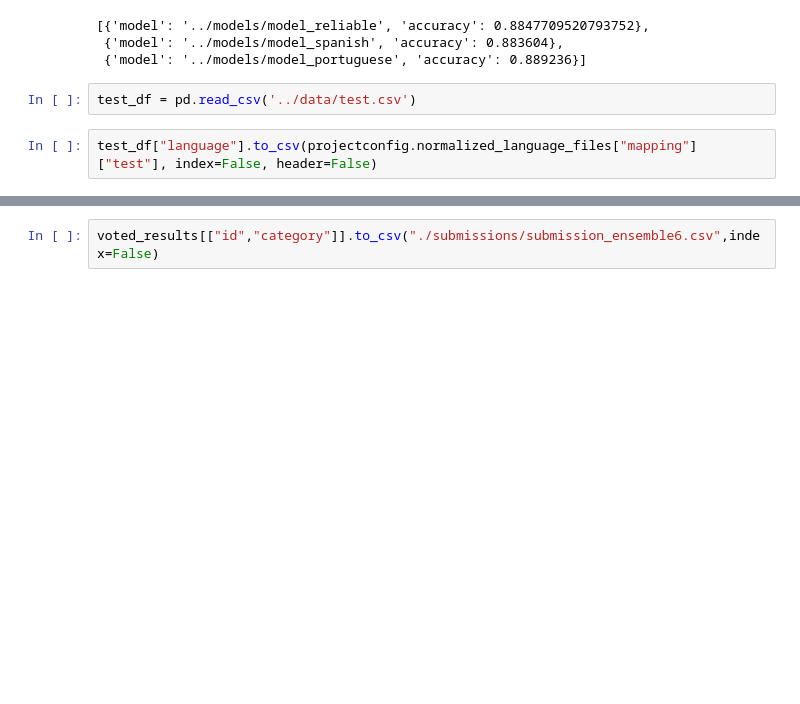
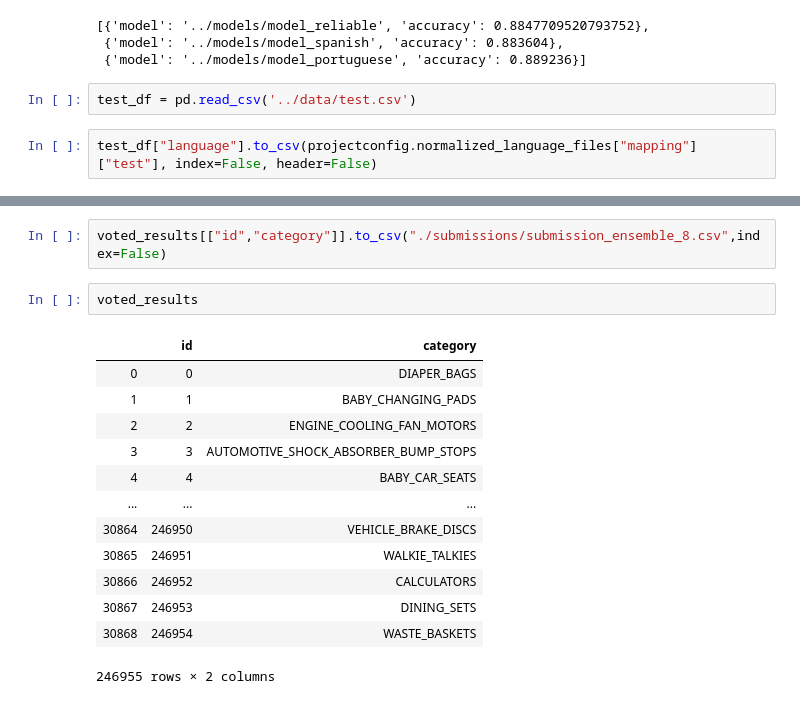
Before and after one commit to camporeale/ml_challenge, a Jupyter notebook: FastText.ipynb, the cells around one changed output, grey strips where cells are left out. Drawn from its saved outputs; the diff is of its cells as text; blank space fills up the shorter version.

Commit message:
submission ensemble 8

```diff
--- a/FastText.ipynb
+++ b/FastText.ipynb
@@ -750,2 +762,18 @@ pd.concat([voted_results,base_classifiers_results[["model_full_2gram","model_ful
 # %%
-voted_results[["id","category"]].to_csv("./submissions/submission_ensemble6.csv",index=False)
+voted_results[["id","category"]].to_csv("./submissions/submission_ensemble_8.csv",index=False)
+# %%
+voted_results
+# %% [output]
+|  | id | category |
+| 0 | 0 | DIAPER_BAGS |
+| 1 | 1 | BABY_CHANGING_PADS |
+| 2 | 2 | ENGINE_COOLING_FAN_MOTORS |
+| 3 | 3 | AUTOMOTIVE_SHOCK_ABSORBER_BUMP_STOPS |
+| 4 | 4 | BABY_CAR_SEATS |
+| ... | ... | ... |
+| 30864 | 246950 | VEHICLE_BRAKE_DISCS |
+| 30865 | 246951 | WALKIE_TALKIES |
+| 30866 | 246952 | CALCULATORS |
+| 30867 | 246953 | DINING_SETS |
+| 30868 | 246954 | WASTE_BASKETS |
+246955 rows × 2 columns
```
Also changed, not shown: parts of 25 cells of this notebook, 9 other files.
